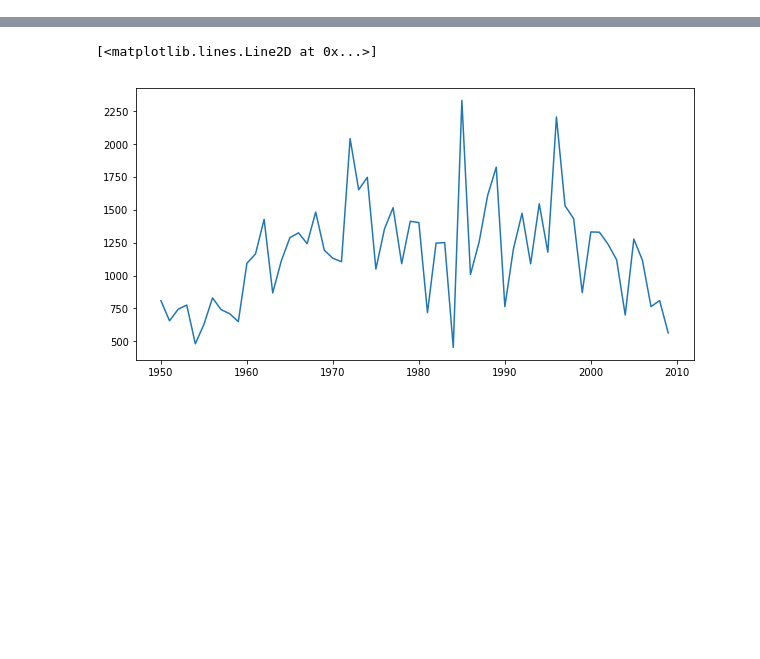
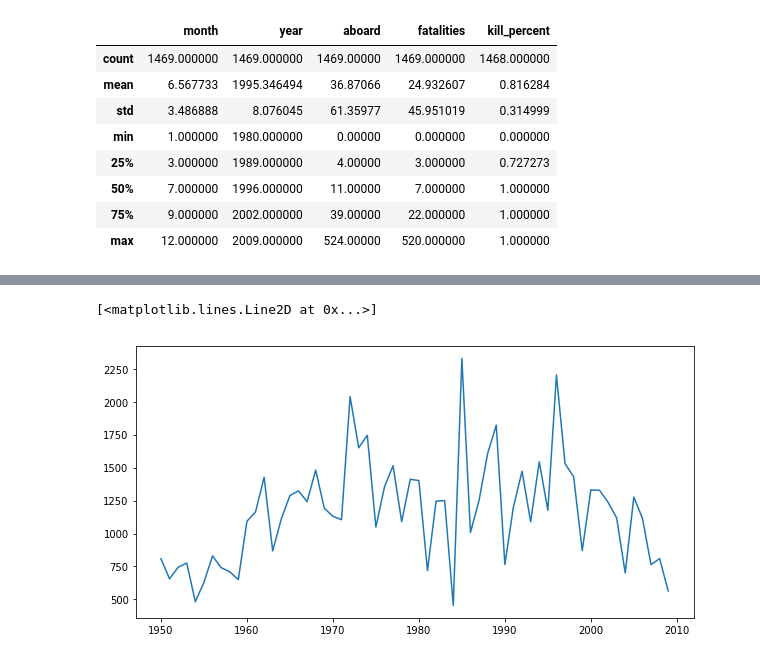
Before and after one commit to micsab/thinkful_files, a Jupyter notebook: data_science_technical_eval/Plane Crash Data.ipynb, the cells around one changed output, grey strips where cells are left out. Saved outputs shown, nothing was run; the diff lists cells and outputs as text; code cells hidden in the pictures; blank space fills up the shorter version.

```diff
--- a/data_science_technical_eval/Plane Crash Data.ipynb
+++ b/data_science_technical_eval/Plane Crash Data.ipynb
@@ -48,0 +30,13 @@ fatal = plane_crash.groupby('year').aggregate(np.sum)
+# %%
+crash_new = plane_crash[plane_crash['year'] >= 1980]
+crash_new.describe()
+# %% [output]
+|  | month | year | aboard | fatalities | kill_percent |
+| count | 1469.000000 | 1469.000000 | 1469.00000 | 1469.000000 | 1468.000000 |
+| mean | 6.567733 | 1995.346494 | 36.87066 | 24.932607 | 0.816284 |
+| std | 3.486888 | 8.076045 | 61.35977 | 45.951019 | 0.314999 |
+| min | 1.000000 | 1980.000000 | 0.00000 | 0.000000 | 0.000000 |
+| 25% | 3.000000 | 1989.000000 | 4.00000 | 3.000000 | 0.727273 |
+| 50% | 7.000000 | 1996.000000 | 11.00000 | 7.000000 | 1.000000 |
+| 75% | 9.000000 | 2002.000000 | 39.00000 | 22.000000 | 1.000000 |
+| max | 12.000000 | 2009.000000 | 524.00000 | 520.000000 | 1.000000 |
```
Also changed, not shown: parts of 10 cells of this notebook.
